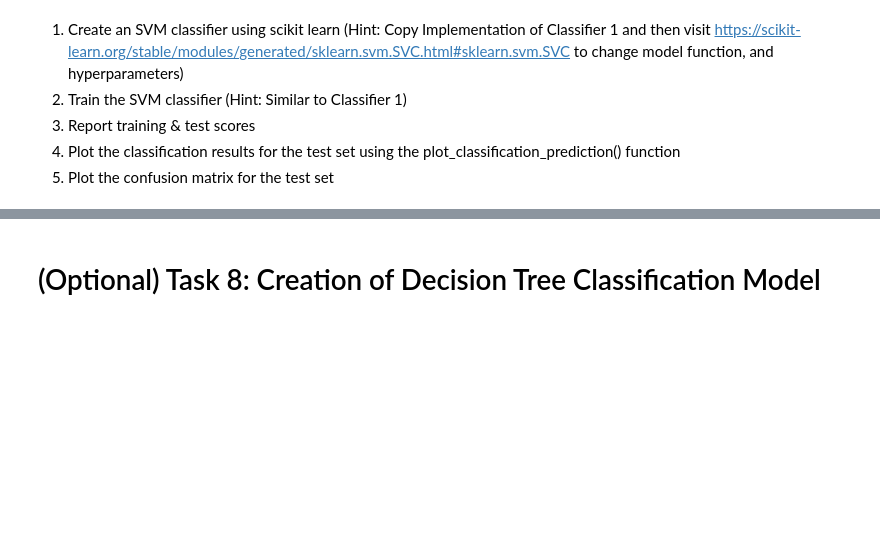
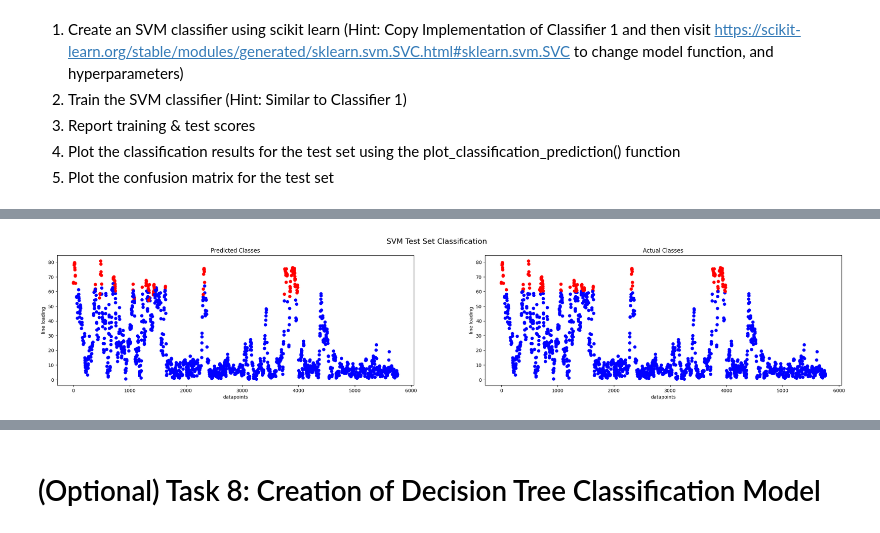
Before and after one commit to arepriels/IEPG-task-2, a Jupyter notebook: A6.ipynb, the cells around one changed output, grey strips where cells are left out. Cells and saved outputs as stored; diff of their text form; code cells hidden in the pictures; blank space fills up the shorter version.

```diff
--- a/A6.ipynb
+++ b/A6.ipynb
@@ -437,0 +668,4 @@ ConfusionMatrixDisplay.from_estimator(lr_class, X_test, y_test_class)
+# %%
+plot_classification_prediction(y_test, svm_class.predict(X_test),y_test_class, "SVM Test Set Classification")
+# %% [output]
+[figure, added]
```
Also changed, not shown: parts of 57 cells of this notebook, 2 other files.
